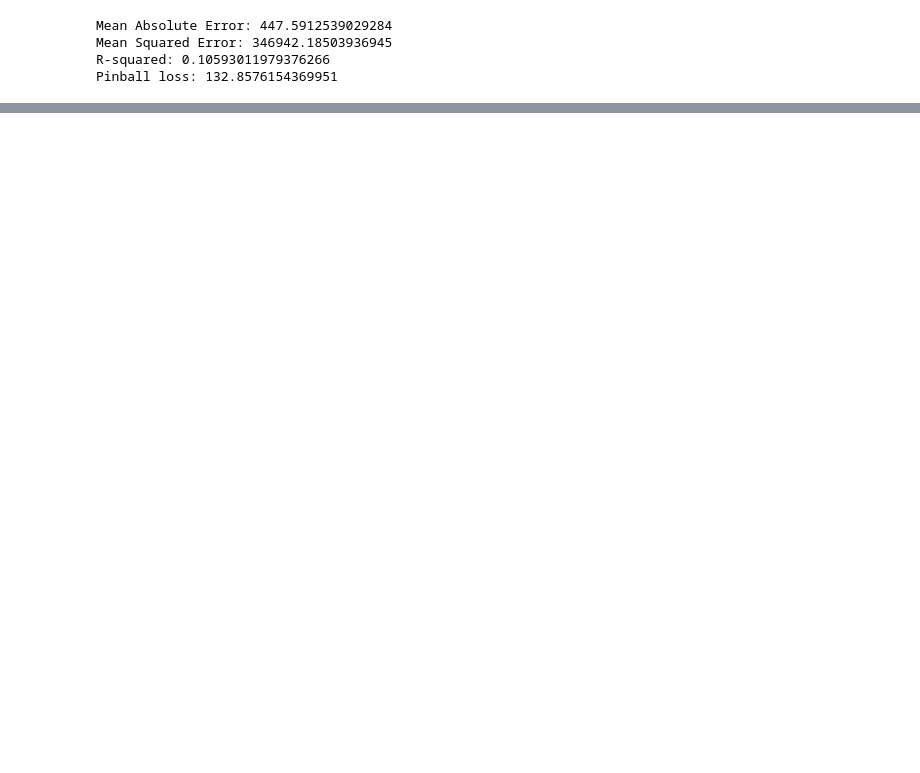
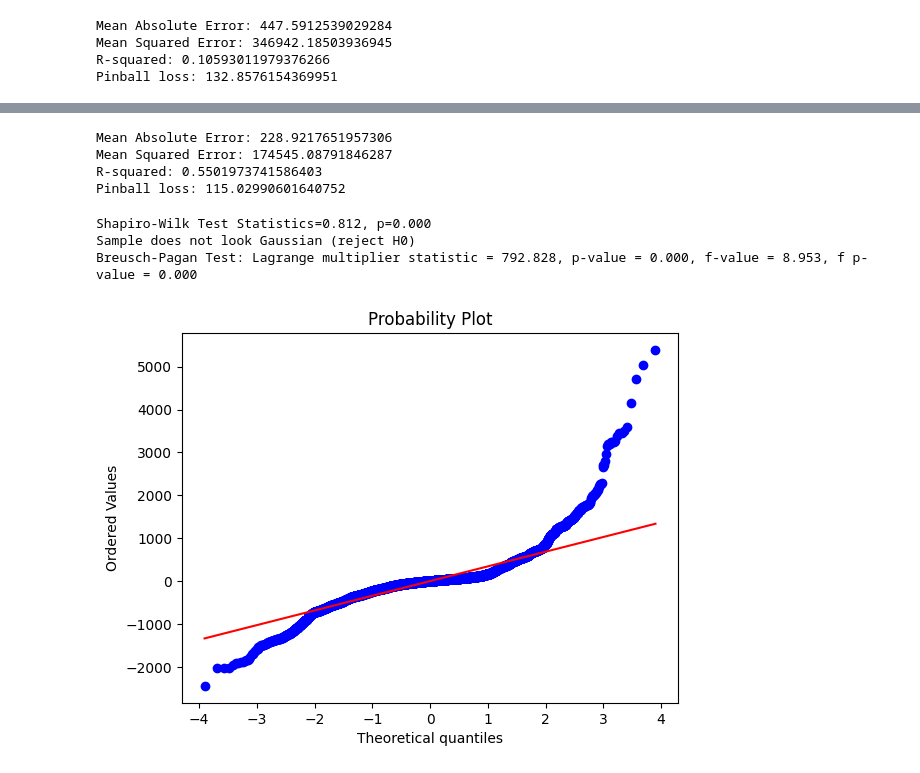
Before and after one commit to timrentenaar/NS_TURNOVER_TIMES, a Jupyter notebook: notebooks/Tim_Test.ipynb, the cells around one changed output, grey strips where cells are left out. Drawn from its saved outputs; the diff is of its cells as text; code cells hidden in the pictures; blank space fills up the shorter version.

```diff
--- a/notebooks/Tim_Test.ipynb
+++ b/notebooks/Tim_Test.ipynb
@@ -320,0 +372,80 @@ Pinball loss: 132.8576154369951
+# %%
+from sklearn.ensemble import RandomForestRegressor
+from scipy.stats import norm
+
+# Fit the model on the training set
+rf = RandomForestRegressor(n_estimators=100, random_state=42)
+rf.fit(X_train, y_train)
+
+# Predicted mean on the test set
+y_pred = rf.predict(X_test)
+
+# Calculate residuals on the training set
+train_residuals = y_train - rf.predict(X_train)
+
+# Fit a distribution to the residuals, assuming normality for simplicity
+residual_mean = np.mean(train_residuals)
+residual_std = np.std(train_residuals)
+
+# Calculate the 80th percentile of the residuals
+z_score_80th = norm.ppf(0.80)  # 80th percentile z-score
+residual_80th = residual_mean + z_score_80th * residual_std
+
+# Adjust the predicted means by the 80th percentile of the residuals
+y_pred_80th = y_pred + residual_80th
+
+#print("Predicted mean:", y_pred)
+#print("Predicted 80th percentile:", y_pred_80th)
+# %%
+from sklearn.metrics import mean_squared_error, mean_absolute_error, r2_score, mean_pinball_loss
+
+mae = mean_absolute_error(y_test, y_pred)
+mse = mean_squared_error(y_test, y_pred)
+r2 = r2_score(y_test, y_pred)
+pb_loss = mean_pinball_loss(y_test, y_pred_80th, alpha = 0.8)
+
+print("Mean Absolute Error:", mae)
+print("Mean Squared Error:", mse)
+print("R-squared:", r2)
+print("Pinball loss:", pb_loss)
+# %% [output]
+Mean Absolute Error: 228.9217651957306
+Mean Squared Error: 174545.08791846287
+R-squared: 0.5501973741586403
+Pinball loss: 115.02990601640752
+# %%
+# Test for normality and heteroscedasticity
+
+from scipy.stats import shapiro
+
+# Perform the Shapiro-Wilk test
+stat, p_value = shapiro(train_residuals)
+print('Shapiro-Wilk Test Statistics=%.3f, p=%.3f' % (stat, p_value))
+
+# Interpretation
+alpha = 0.05
+if p_value > alpha:
+    print('Sample looks Gaussian (fail to reject H0)')
+else:
+    print('Sample does not look Gaussian (reject H0)')
+
+from statsmodels.stats.diagnostic import het_breuschpagan
+import statsmodels.api as sm
+
+# Perform the Breusch-Pagan test
+X_train_with_constant = sm.add_constant(X_train)  # Adds a constant term to the predictor
+bp_test = het_breuschpagan(train_residuals, X_train_with_constant)
+print('Breusch-Pagan Test: Lagrange multiplier statistic = %.3f, p-value = %.3f, f-value = %.3f, f p-value = %.3f' % bp_test)
+# %% [output]
+Shapiro-Wilk Test Statistics=0.812, p=0.000
+Sample does not look Gaussian (reject H0)
+Breusch-Pagan Test: Lagrange multiplier statistic = 792.828, p-value = 0.000, f-value = 8.953, f p-value = 0.000
+# %%
+import matplotlib.pyplot as plt
+import scipy.stats as stats
+
+# Q-Q plot
+stats.probplot(train_residuals, dist="norm", plot=plt)
+plt.show()
+# %% [output]
+[figure, added]
```
Also changed, not shown: parts of 13 cells of this notebook, 3 other files.
